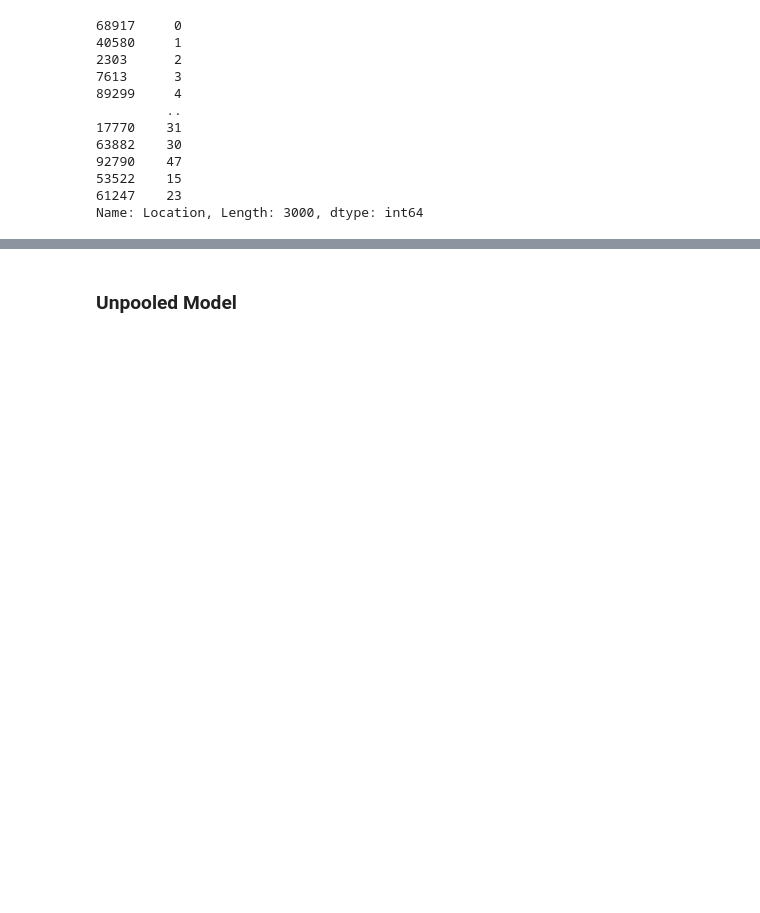
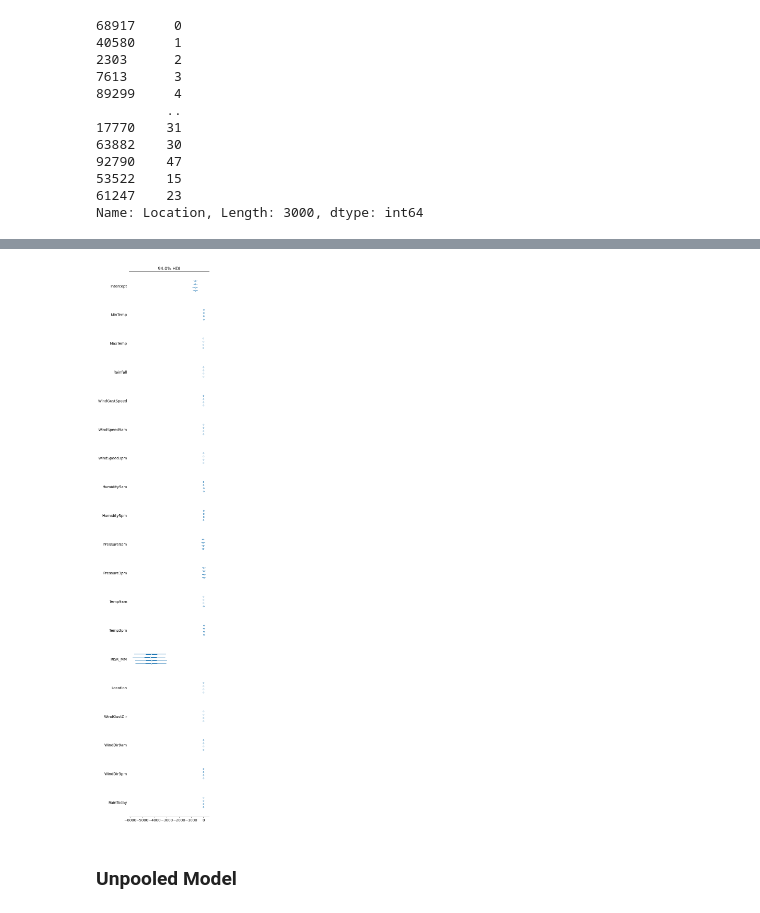
Before and after one commit to gauvand/TextSpamFiltering, a Jupyter notebook: australian_Rain/DataImputation.ipynb, the cells around one changed output, grey strips where cells are left out. Saved outputs shown, nothing was run; the diff lists cells and outputs as text; code cells hidden in the pictures; blank space fills up the shorter version.

Commit message:
fixed divergences and also added forest plot

```diff
--- a/australian_Rain/DataImputation.ipynb
+++ b/australian_Rain/DataImputation.ipynb
@@ -269,3 +243,8 @@ with logistic_model:
+# %%
+with pm.Model() as logistic_model:
+    az.plot_forest(trace)
+# %% [output]
+[figure, added]
 # %% [markdown]
 ### Unpooled Model
 # %%
```
Also changed, not shown: parts of 3 cells of this notebook.
